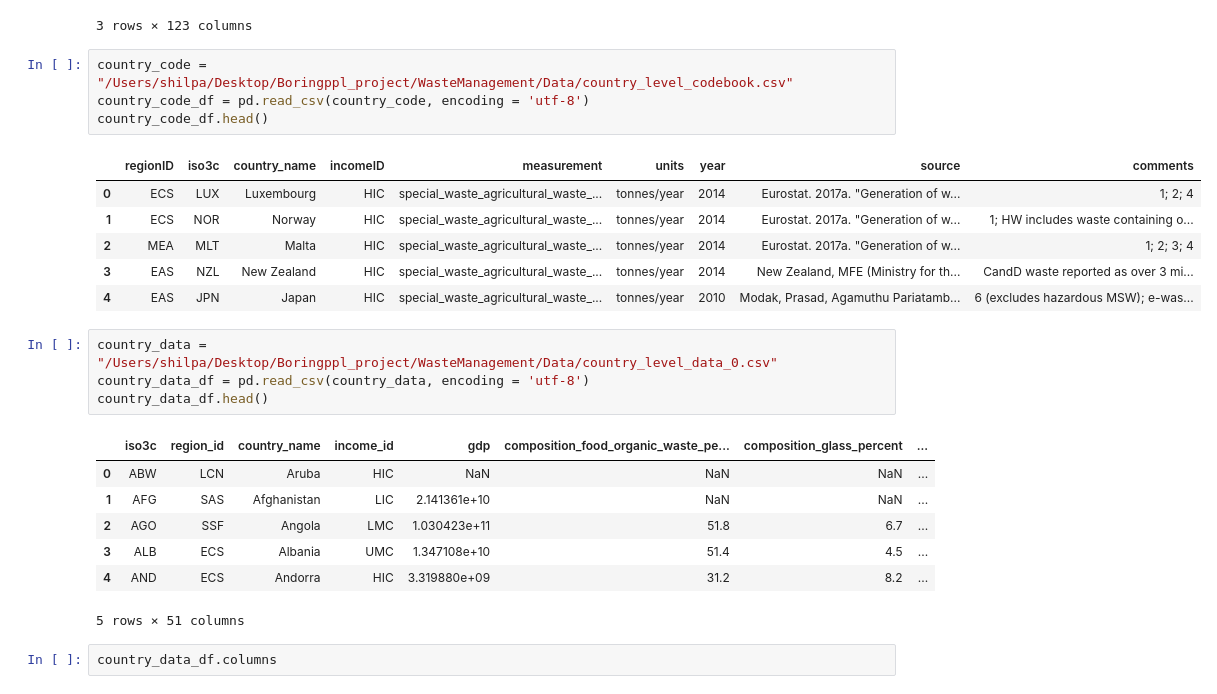
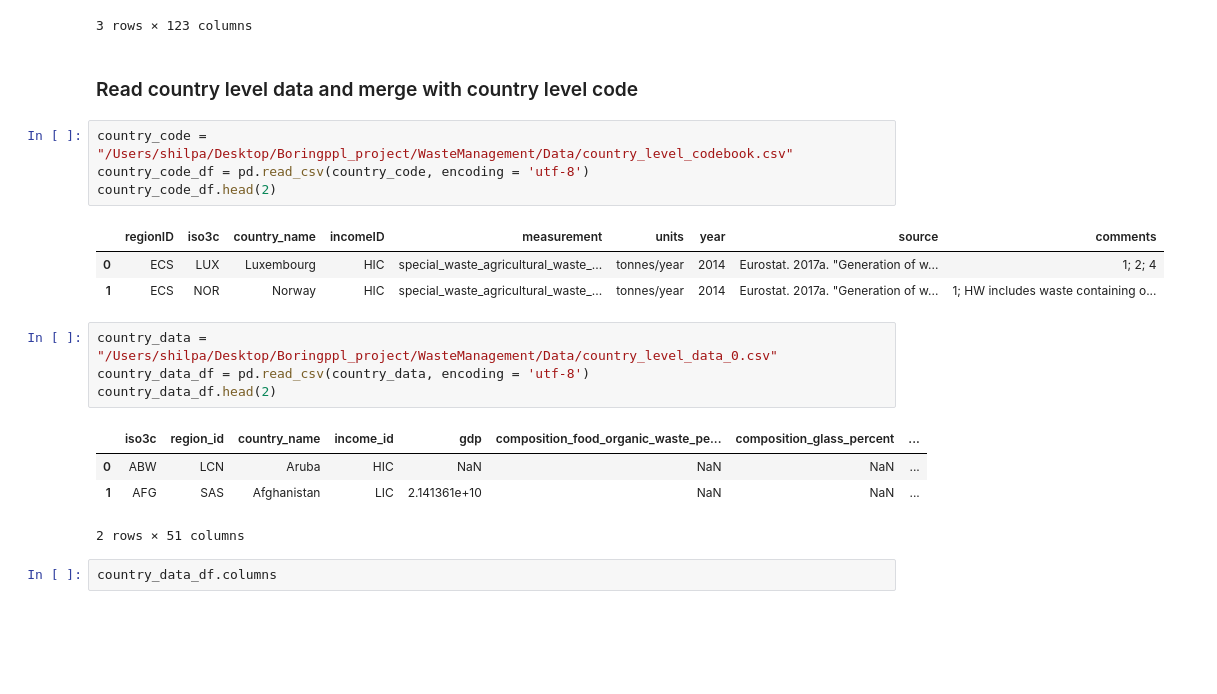
Before and after one commit to ShilpaMuralidhar/WasteManagement, a Jupyter notebook: Data_Science/Data cleaning.ipynb, the cells around one changed output. Drawn from its saved outputs; the diff is of its cells as text; blank space fills up the shorter version.

Commit message:
viz waste info

```diff
--- a/Data_Science/Data cleaning.ipynb
+++ b/Data_Science/Data cleaning.ipynb
@@ -59,29 +61,25 @@ result.head(3)
 | 1 | SAS | IND | India | Vishakhapatnam | LMC | population_population_number_of_p... | # of people | 2011.0 | Census of India. 2014. "Databook ... | ... |
 | 2 | LCN | COL | Colombia | Cali | UMC | population_population_number_of_p... | # of people | 2005.0 | CCAC (Climate and Clean Air Coali... | ... |
 3 rows × 123 columns
+# %% [markdown]
+### Read country level data and merge with country level code
 # %%
 country_code = "/Users/shilpa/Desktop/Boringppl_project/WasteManagement/Data/country_level_codebook.csv"
 country_code_df = pd.read_csv(country_code, encoding = 'utf-8')
-country_code_df.head()
+country_code_df.head(2)
 # %% [output]
 |  | regionID | iso3c | country_name | incomeID | measurement | units | year | source | comments |
 | 0 | ECS | LUX | Luxembourg | HIC | special_waste_agricultural_waste_... | tonnes/year | 2014 | Eurostat. 2017a. "Generation of w... | 1; 2; 4 |
 | 1 | ECS | NOR | Norway | HIC | special_waste_agricultural_waste_... | tonnes/year | 2014 | Eurostat. 2017a. "Generation of w... | 1; HW includes waste containing o... |
-| 2 | MEA | MLT | Malta | HIC | special_waste_agricultural_waste_... | tonnes/year | 2014 | Eurostat. 2017a. "Generation of w... | 1; 2; 3; 4 |
-| 3 | EAS | NZL | New Zealand | HIC | special_waste_agricultural_waste_... | tonnes/year | 2014 | New Zealand, MFE (Ministry for th... | CandD waste reported as over 3 mi... |
-| 4 | EAS | JPN | Japan | HIC | special_waste_agricultural_waste_... | tonnes/year | 2010 | Modak, Prasad, Agamuthu Pariatamb... | 6 (excludes hazardous MSW); e-was... |
 # %%
 country_data = "/Users/shilpa/Desktop/Boringppl_project/WasteManagement/Data/country_level_data_0.csv"
 country_data_df = pd.read_csv(country_data, encoding = 'utf-8')
-country_data_df.head()
+country_data_df.head(2)
 # %% [output]
 |  | iso3c | region_id | country_name | income_id | gdp | composition_food_organic_waste_pe... | composition_glass_percent | ... |
 | 0 | ABW | LCN | Aruba | HIC | NaN | NaN | NaN | ... |
 | 1 | AFG | SAS | Afghanistan | LIC | 2.141361e+10 | NaN | NaN | ... |
-| 2 | AGO | SSF | Angola | LMC | 1.030423e+11 | 51.8 | 6.7 | ... |
-| 3 | ALB | ECS | Albania | UMC | 1.347108e+10 | 51.4 | 4.5 | ... |
-| 4 | AND | ECS | Andorra | HIC | 3.319880e+09 | 31.2 | 8.2 | ... |
-5 rows × 51 columns
+2 rows × 51 columns
 # %%
 country_data_df.columns
 # %% [output]
```
Also changed, not shown: parts of 14 cells of this notebook.
